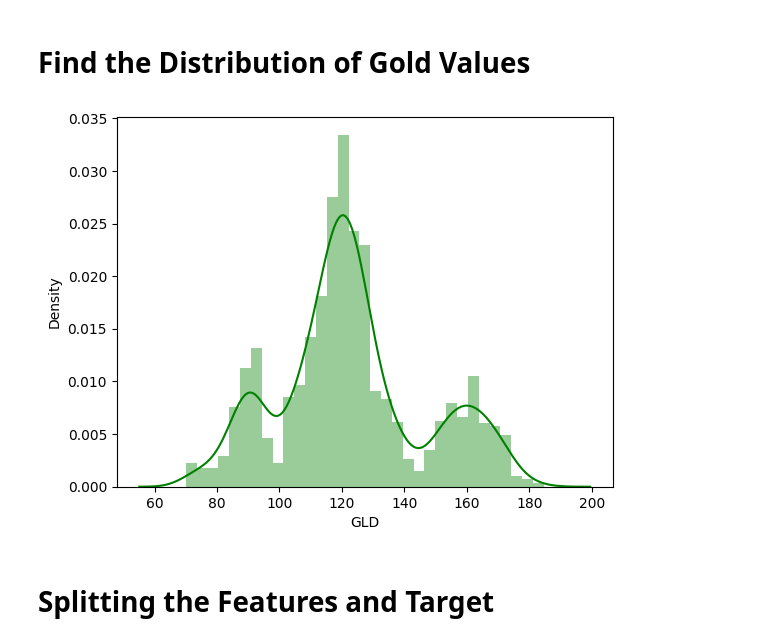
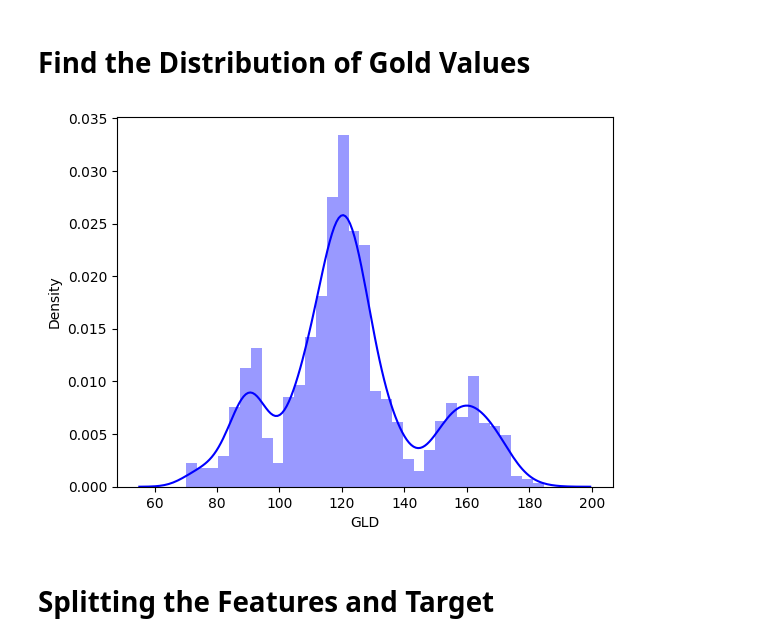
Before and after one commit to Rajasekar-N-stack/Gold-Price-Prediction-ML, a Jupyter notebook: Gold.ipynb, the cells around one changed output. Saved outputs shown, nothing was run; the diff lists cells and outputs as text; code cells hidden in the pictures.

```diff
--- a/Gold.ipynb
+++ b/Gold.ipynb
@@ -132,10 +132,10 @@ Name: GLD, dtype: float64
 # %% [markdown]
 # Find the Distribution of Gold Values
 # %%
-sns.distplot(gold['GLD'],color='green')
+sns.distplot(gold['GLD'],color='b')
 plt.show()
 # %% [output]
-[figure, old version]
+[figure, new version]
 # %% [markdown]
 # Splitting the Features and Target
 # %%
```
